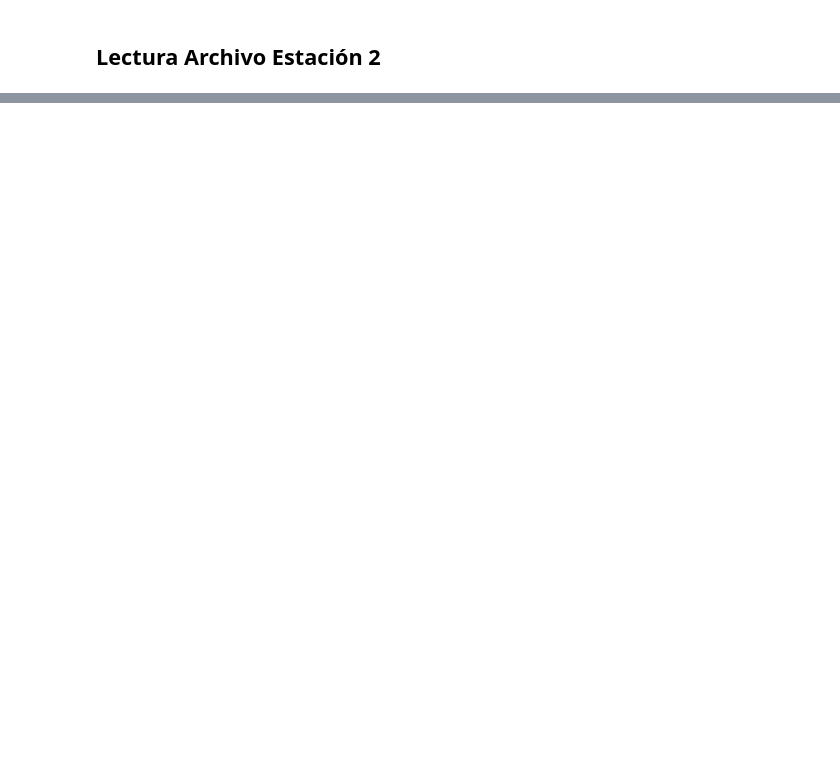
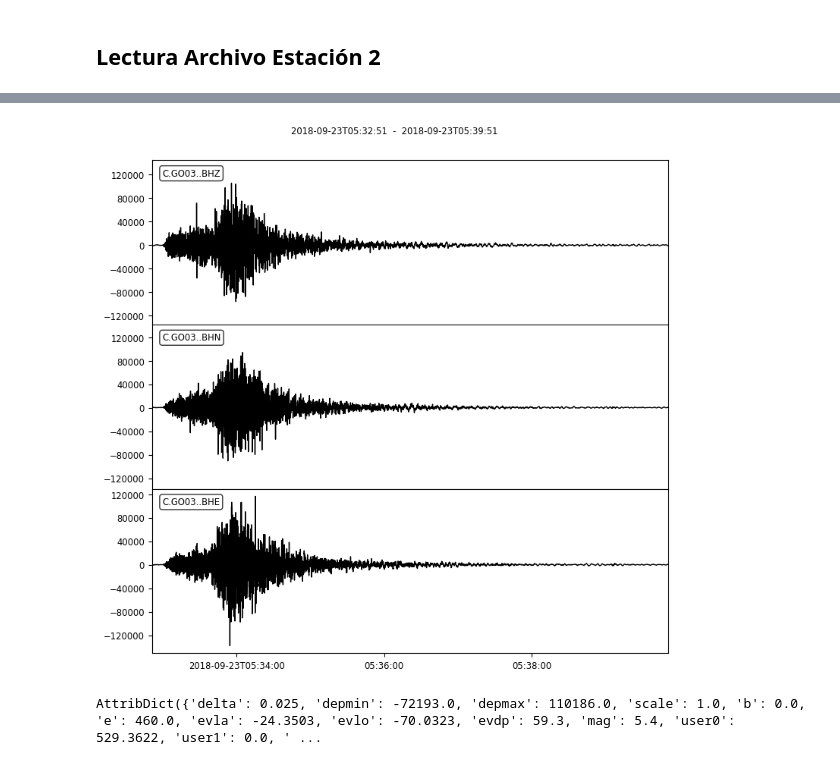
Before and after one commit to Juanjolio/Acus125---Trabajo-1, a Jupyter notebook: Trabajo 3/Untitled.ipynb, the cells around one changed output, grey strips where cells are left out. Saved outputs shown, nothing was run; the diff lists cells and outputs as text; code cells hidden in the pictures; blank space fills up the shorter version.

```diff
--- a/Trabajo 3/Untitled.ipynb
+++ b/Trabajo 3/Untitled.ipynb
@@ -57,0 +53,5 @@ C.GO01..BHZ | 2018-09-23T05:33:11.000000Z - 2018-09-23T05:40:51.000000Z | 40.0 H
+# %%
+st_go03=read('Evento Sismico\GO03\GO03_BHE.SAC')
+st_go03+=read('Evento Sismico\GO03\GO03_BHN.SAC')
+st_go03+=read('Evento Sismico\GO03\GO03_BHZ.SAC')
+print(st_go03)
@@ -82,0 +100,8 @@ tr.plot();
+# %%
+st_go03.plot();
+# %% [output]
+[figure, added]
+# %%
+st_go01[2].stats.sac
+# %% [output]
+AttribDict({'delta': 0.025, 'depmin': -72193.0, 'depmax': 110186.0, 'scale': 1.0, 'b': 0.0, 'e': 460.0, 'evla': -24.3503, 'evlo': -70.0323, 'evdp': 59.3, 'mag': 5.4, 'user0': 529.3622, 'user1': 0.0, ' ...
```
Also changed, not shown: parts of 8 cells of this notebook.
